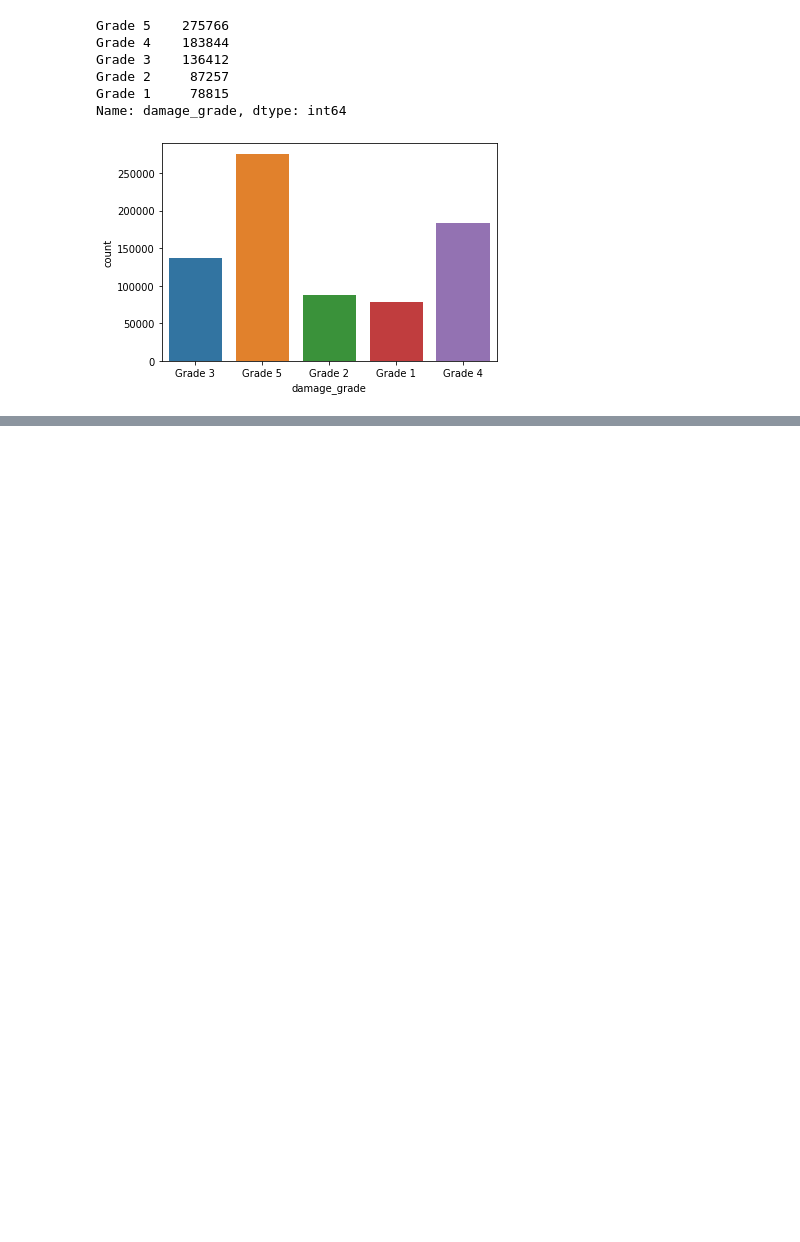
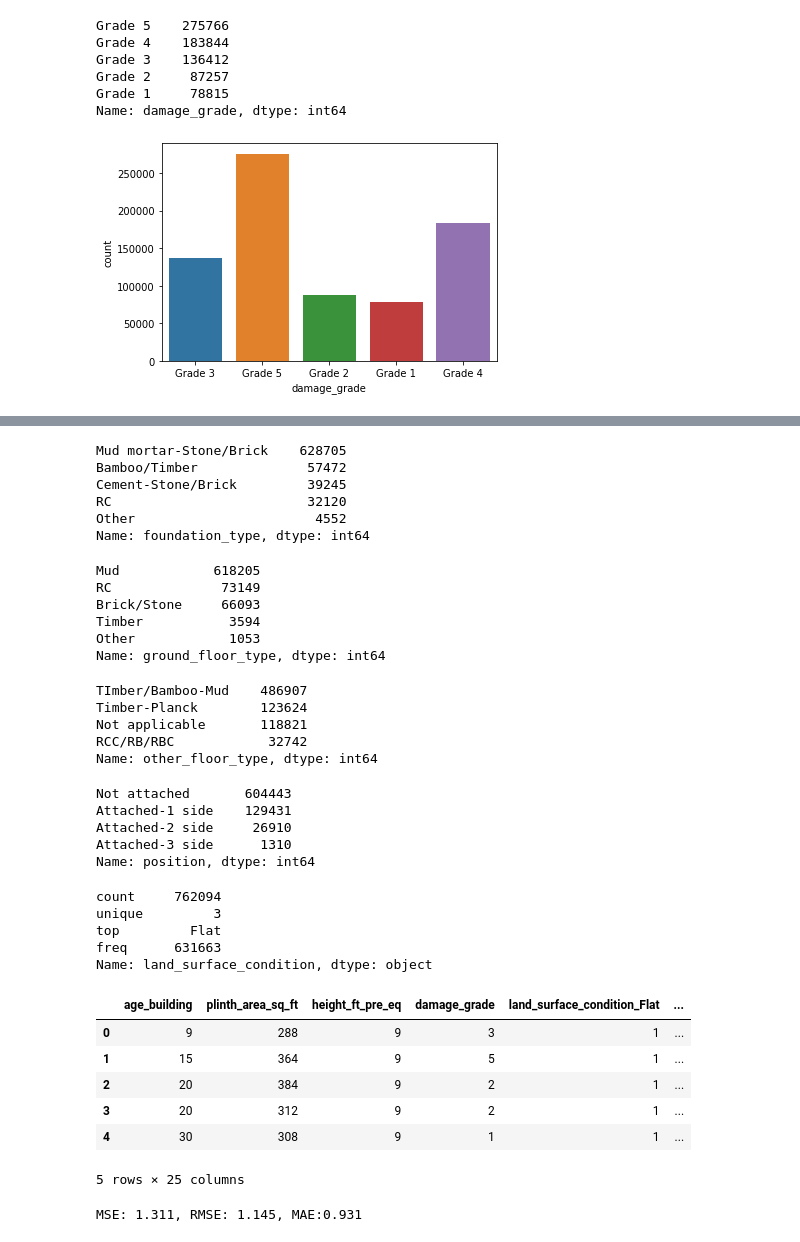
Before and after one commit to rivkms/2021atp_Earthquake-Damage, a Jupyter notebook: main.ipynb, the cells around one changed output, grey strips where cells are left out. Drawn from its saved outputs; the diff is of its cells as text; code cells hidden in the pictures; blank space fills up the shorter version.

```diff
--- a/main.ipynb
+++ b/main.ipynb
@@ -57,7 +60,7 @@ import numpy as np
 import pandas as pd
 
 # csv 파일을 pandas dataframe으로 읽기
-data = pd.read_csv('/content/csv_building_structure.csv')
+data = pd.read_csv('./dataset/csv_building_structure.csv')
 
 # 상위 5개 행 출력
 data.head()
@@ -239,0 +250,11 @@ ValueError: ignored
+# %%
+# data2=data1['damage_grade'].replace({'Grade 1':1, 'Grade 2':2,'Grade 3':3,'Grade 4':4,'Grade 5':5,}, inplace=True)
+data2=data1.replace({'Grade 1':1, 'Grade 2':2,'Grade 3':3,'Grade 4':4,'Grade 5':5,}, inplace=False)
+data2.head()x = diabetes_data.iloc[:, :-1]
+y = diabetes_data.iloc[:, -1]
+
+# StandardScaler 클래스를 이용해 피처 데이터 세트에 일괄적으로 스케일링 적용
+scaler = StandardScaler()
+x_scaled = scaler.fit_transform(x)
+
+x_train, x_test, y_train, y_test = train_test_split(x_scaled, y, test_size = 0.2, random_state = 156, stratify=y)
@@ -239,0 +275,53 @@ ValueError: ignored
+# %%
+data2["foundation_type"].value_counts()
+# %% [output]
+Mud mortar-Stone/Brick    628705
+Bamboo/Timber              57472
+Cement-Stone/Brick         39245
+RC                         32120
+Other                       4552
+Name: foundation_type, dtype: int64
+# %%
+data2["ground_floor_type"].value_counts()
+# %% [output]
+Mud            618205
+RC              73149
+Brick/Stone     66093
+Timber           3594
+Other            1053
+Name: ground_floor_type, dtype: int64
+# %%
+data2["other_floor_type"].value_counts()
+# %% [output]
+TImber/Bamboo-Mud    486907
+Timber-Planck        123624
+Not applicable       118821
+RCC/RB/RBC            32742
+Name: other_floor_type, dtype: int64
+# %%
+data2["position"].value_counts()
+# %% [output]
+Not attached       604443
+Attached-1 side    129431
+Attached-2 side     26910
+Attached-3 side      1310
+Name: position, dtype: int64
+# %%
+data2["land_surface_condition"].describe()
+# %% [output]
+count     762094
+unique         3
+top         Flat
+freq      631663
+Name: land_surface_condition, dtype: object
+# %%
+data3 = pd.get_dummies(data2, columns=["land_surface_condition", "foundation_type", "ground_floor_type", "other_floor_type", "position"])
+data3.head()
+# %% [output]
+|  | age_building | plinth_area_sq_ft | height_ft_pre_eq | damage_grade | land_surface_condition_Flat | ... |
+| 0 | 9 | 288 | 9 | 3 | 1 | ... |
+| 1 | 15 | 364 | 9 | 5 | 1 | ... |
+| 2 | 20 | 384 | 9 | 2 | 1 | ... |
+| 3 | 20 | 312 | 9 | 2 | 1 | ... |
+| 4 | 30 | 308 | 9 | 1 | 1 | ... |
+5 rows × 25 columns
@@ -239,0 +342,14 @@ ValueError: ignored
+# %%
+from sklearn.metrics import mean_squared_error, mean_absolute_error
+# MSE, RMSE, MAE 계산
+
+def model_evaluate(y, pred):
+    MSE_val = mean_squared_error(y, pred)
+    RMSE_val = np.sqrt(MSE_val)
+    MAE_val = mean_absolute_error(y, pred)
+
+    print('MSE: {0:.3f}, RMSE: {1:.3F}, MAE:{2:.3F}'.format(MSE_val,RMSE_val, MAE_val))
+
+model_evaluate(y_test,pred)
+# %% [output]
+MSE: 1.311, RMSE: 1.145, MAE:0.931
```
Also changed, not shown: parts of 22 cells of this notebook.
